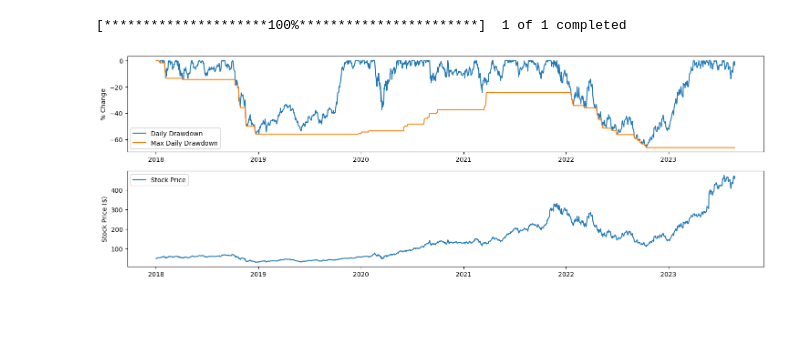
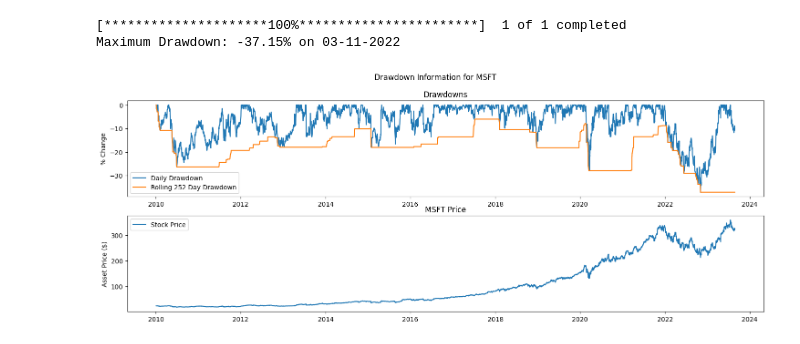
Before and after one commit to JackGreenaway/financial_calculations, a Jupyter notebook: test_notebook.ipynb, the cells around one changed output. Cells and saved outputs as stored; diff of their text form; code cells hidden in the pictures; blank space fills up the shorter version.

Commit message:
updated drawdown function

```diff
--- a/test_notebook.ipynb
+++ b/test_notebook.ipynb
@@ -13,21 +13,28 @@ def asset_drawdown(asset, start_time: str, end_time: str=None, plot: bool=False)
     daily_drawdown = data / rolling_max - 1
     max_daily_drawdown = daily_drawdown.rolling(window, min_periods=1).min()
 
+    print(f"Maximum Drawdown: {daily_drawdown.min() * 100:.2f}% on {daily_drawdown.idxmin().strftime('%d-%m-%Y')}")
+
     if plot:
         fig, ax = plt.subplots(2, 1, figsize=(18, 6), sharex=False)
 
+        fig.suptitle(f"Drawdown Information for {asset}")
+
+        ax[0].set_title("Drawdowns")
         ax[0].plot(daily_drawdown * 100, label="Daily Drawdown")
-        ax[0].plot(max_daily_drawdown * 100, label="Max Daily Drawdown")
+        ax[0].plot(max_daily_drawdown * 100, label=f"Rolling {window} Day Drawdown")
         ax[0].set_ylabel("% Change")
         ax[0].legend()
 
+        ax[1].set_title(f"{asset} Price")
         ax[1].plot(data, label="Stock Price")
-        ax[1].set_ylabel("Stock Price ($)")
+        ax[1].set_ylabel("Asset Price ($)")
         ax[1].legend()
     else:
         return daily_drawdown, max_daily_drawdown
 # %%
-asset_drawdown("NVDA", start_time="2018-01-01", plot=True)
+asset_drawdown("MSFT", start_time="2010-01-01", plot=True)
 # %% [output]
 [*********************100%***********************]  1 of 1 completed
+Maximum Drawdown: -37.15% on 03-11-2022
-[figure, old version]
+[figure, new version]
```
Also changed, not shown: 1 other file.
